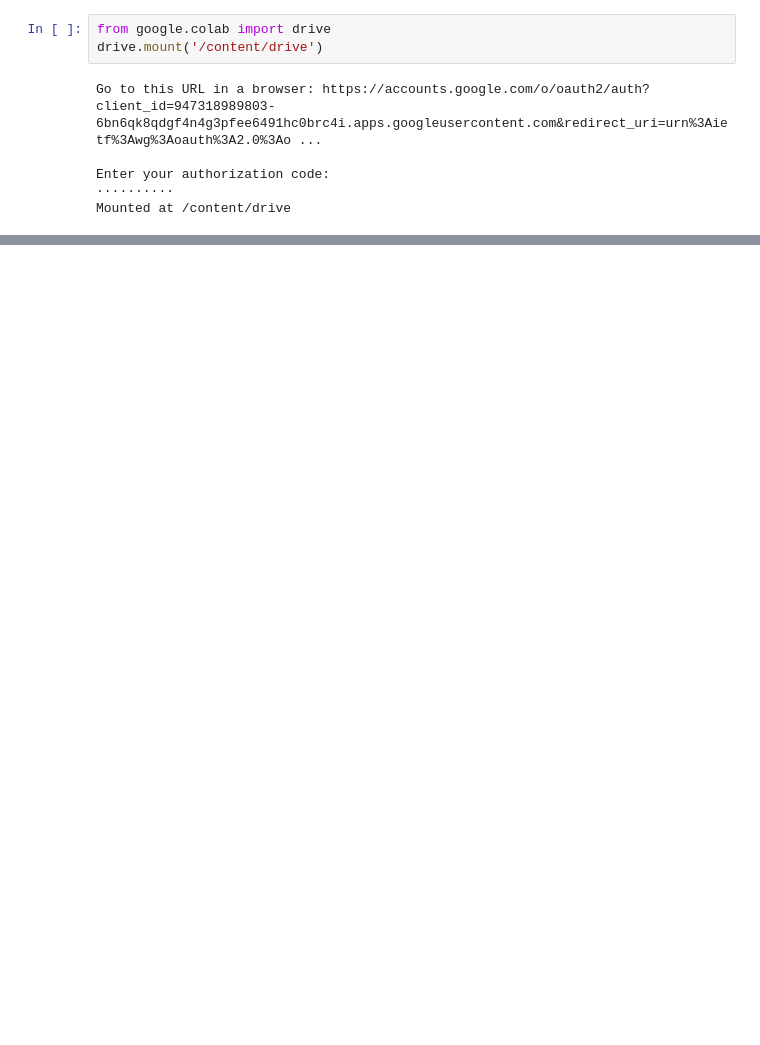
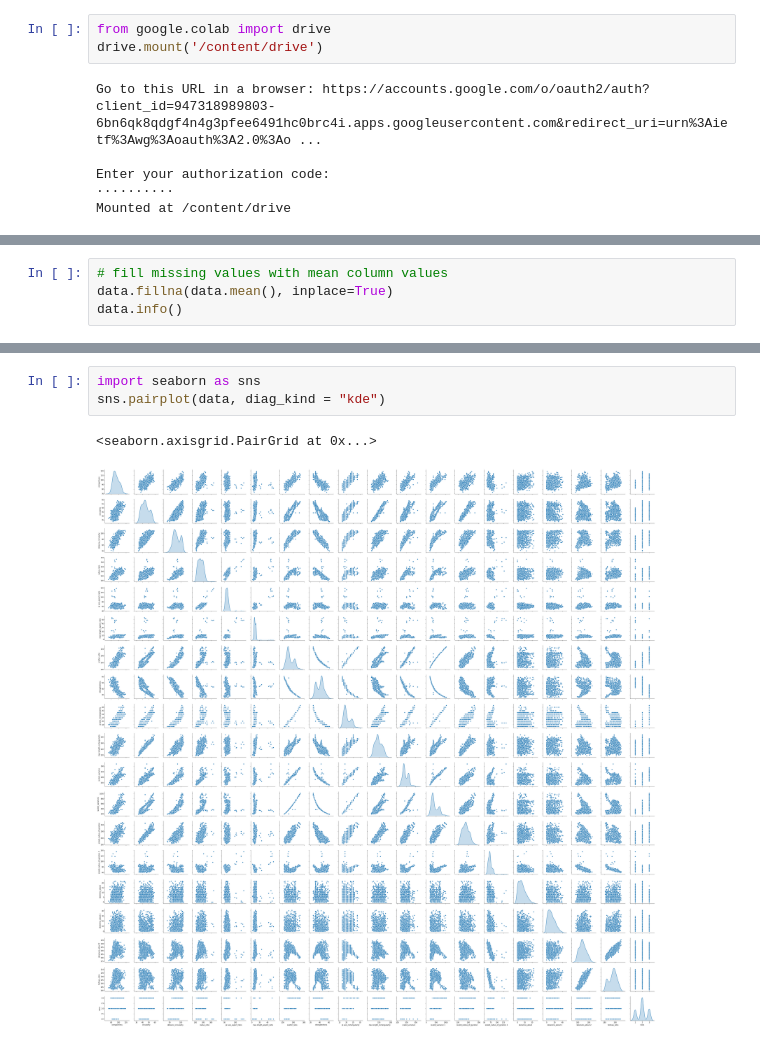
Before and after one commit to GreatLearningAIML1/bangalore-feb-batch-sanchanapradeep, a Jupyter notebook: Unsupervised Learning_R5_Project2.ipynb, the cells around one changed output, grey strips where cells are left out. Saved outputs shown, nothing was run; the diff lists cells and outputs as text; blank space fills up the shorter version.

```diff
--- a/Unsupervised Learning_R5_Project2.ipynb
+++ b/Unsupervised Learning_R5_Project2.ipynb
@@ -40,0 +129,4 @@ memory usage: 125.8+ KB
+# %%
+# fill missing values with mean column values
+data.fillna(data.mean(), inplace=True)
+data.info()
@@ -40,0 +151,6 @@ memory usage: 125.8+ KB
+# %%
+import seaborn as sns
+sns.pairplot(data, diag_kind = "kde")
+# %% [output]
+<seaborn.axisgrid.PairGrid at 0x...>
+[figure, added]
```
Also changed, not shown: parts of 14 cells of this notebook.
